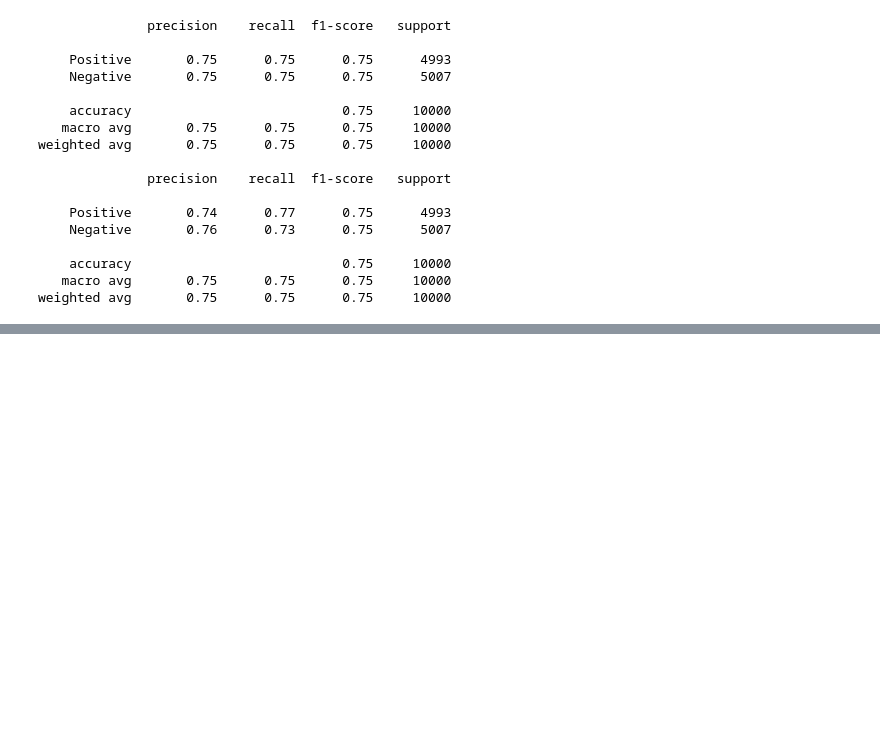
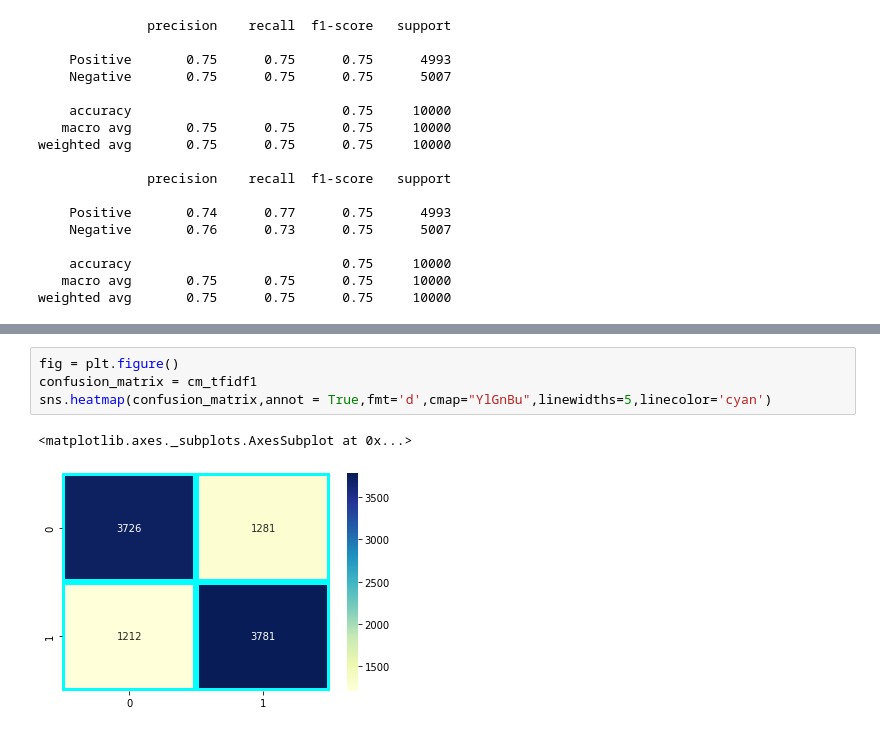
Before and after one commit to furqankhalil/SZIC-AI, a Jupyter notebook: NLP/Sentiment_Analysis_on_IMDB_Dataset.ipynb, the cells around one changed output, grey strips where cells are left out. Drawn from its saved outputs; the diff is of its cells as text; blank space fills up the shorter version.

```diff
--- a/NLP/Sentiment_Analysis_on_IMDB_Dataset.ipynb
+++ b/NLP/Sentiment_Analysis_on_IMDB_Dataset.ipynb
@@ -300,0 +393,7 @@ sns.heatmap(confusion_matrix,annot = True,fmt='d')
+# %%
+fig = plt.figure()
+confusion_matrix = cm_tfidf1
+sns.heatmap(confusion_matrix,annot = True,fmt='d',cmap="YlGnBu",linewidths=5,linecolor='cyan')
+# %% [output]
+<matplotlib.axes._subplots.AxesSubplot at 0x...>
+[figure, added]
```
Also changed, not shown: parts of 35 cells of this notebook.
